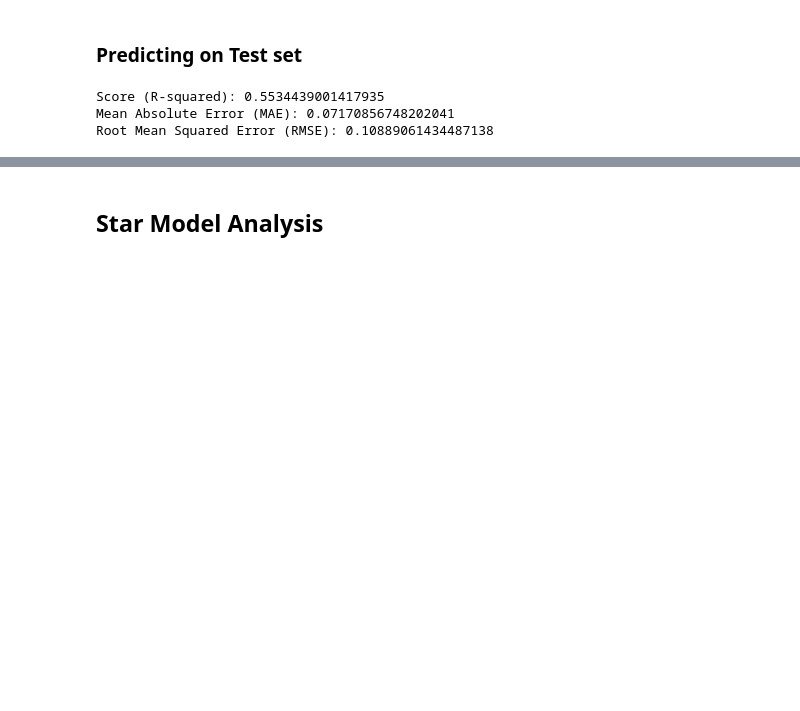
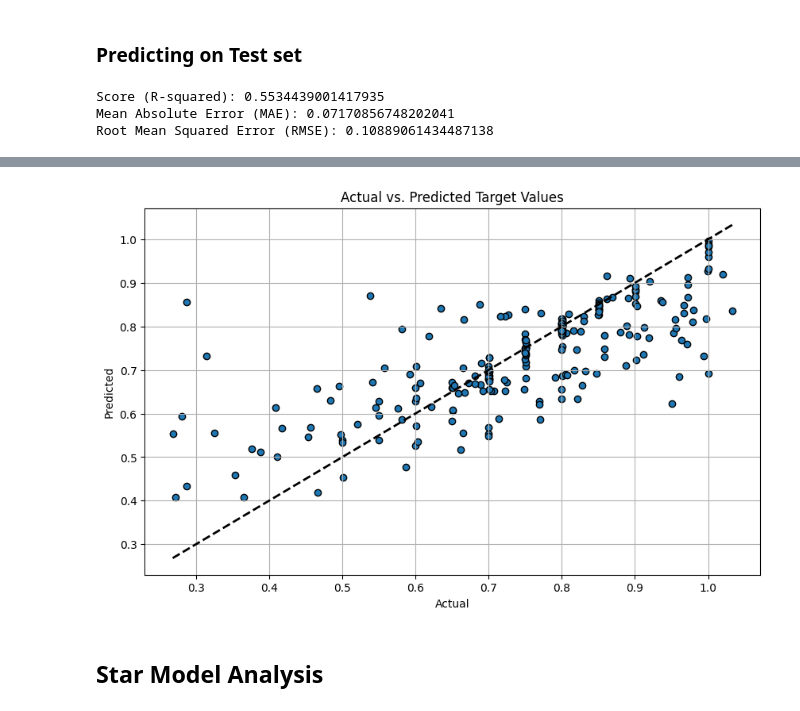
Before and after one commit to TNicko/DataMiningML, a Jupyter notebook: task3_3.ipynb, the cells around one changed output, grey strips where cells are left out. Cells and saved outputs as stored; diff of their text form; code cells hidden in the pictures; blank space fills up the shorter version.

```diff
--- a/task3_3.ipynb
+++ b/task3_3.ipynb
@@ -140,3 +143,7 @@ Root Mean Squared Error (RMSE): 0.10889061434487138
+# %%
+plot_predicted_vs_actual(y_gwp_test, y_gwp_pred)
+# %% [output]
+[figure, added]
 # %% [markdown]
 ## Star Model Analysis
 # %% [markdown]
```
Also changed, not shown: parts of 1 cell of this notebook, 2 other files.
